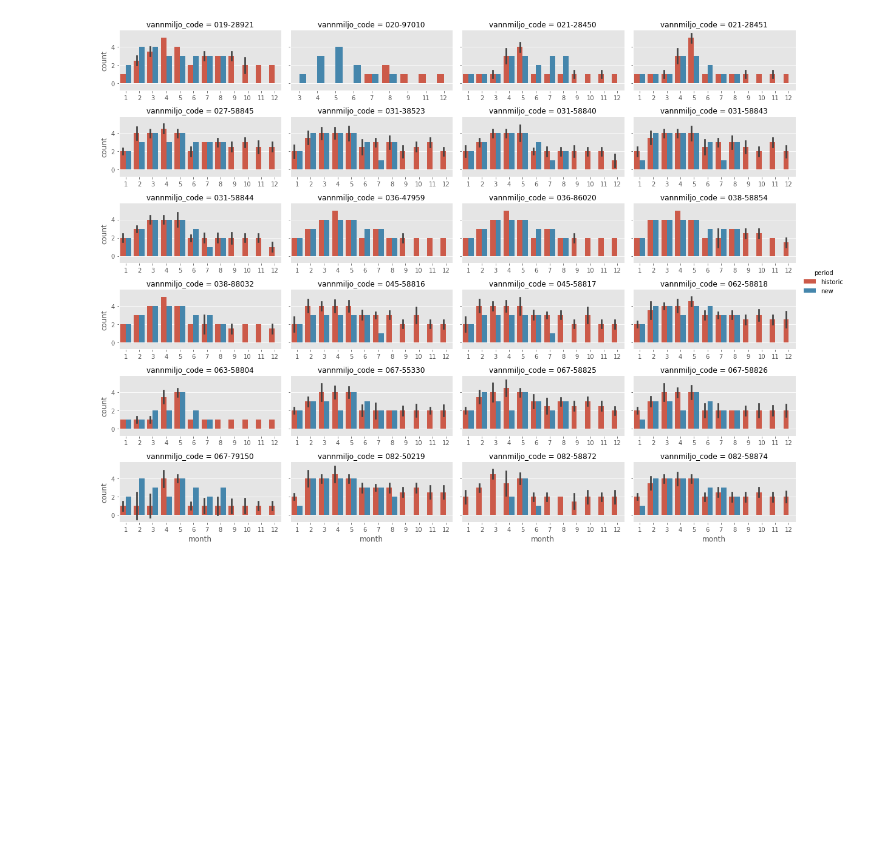
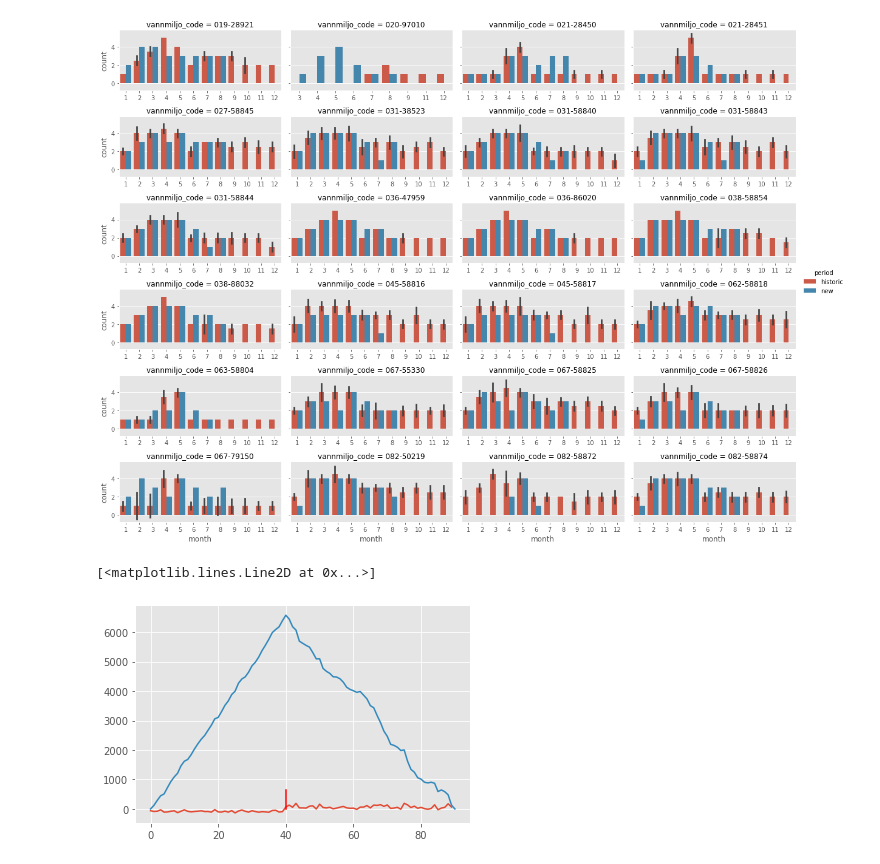
Before and after one commit to NIVANorge/tiltaksovervakingen, a Jupyter notebook: notebooks/04_timeseries.ipynb, the cells around one changed output. Saved outputs shown, nothing was run; the diff lists cells and outputs as text; code cells hidden in the pictures; blank space fills up the shorter version.

Commit message:
Add time series plots

```diff
--- a/notebooks/04_timeseries.ipynb
+++ b/notebooks/04_timeseries.ipynb
@@ -141,3 +148,50 @@ png_path = r"../output/samp_freq_below_historic_min.png"
 plt.savefig(png_path, dpi=300, bbox_inches="tight")
 # %% [output]
 [figure]
+# %%
+import numpy as np
+from matplotlib import pyplot as plt
+
+d = """594.          568.55555556  577.22222222  624.55555556  546.66666667
+552.88888889  575.55555556  592.33333333  528.88888889  576.11111111
+625.          574.22222222  556.33333333  567.66666667  576.66666667
+591.66666667  566.33333333  567.33333333  547.44444444  631.11111111
+555.66666667  548.66666667  579.44444444  546.88888889  597.55555556
+519.88888889  582.33333333  618.88888889  574.55555556  547.44444444
+593.11111111  565.66666667  544.66666667  562.66666667  554.11111111
+543.88888889  602.33333333  609.77777778  550.55555556  561.88888889
+719.33333333  784.44444444  711.22222222  843.66666667  691.33333333
+690.11111111  684.33333333  749.11111111  759.11111111  653.33333333
+817.11111111  705.22222222  689.44444444  712.33333333  659.
+683.88888889  713.          740.44444444  692.22222222  677.33333333
+681.44444444  640.          717.55555556  717.88888889  769.22222222
+690.88888889  786.          774.66666667  799.44444444  743.44444444
+789.88888889  673.66666667  685.66666667  709.88888889  645.55555556
+846.11111111  792.77777778  702.22222222  749.44444444  678.55555556
+707.55555556  665.77777778  643.55555556  671.44444444  795.66666667
+627.22222222  684.55555556  708.44444444  829.66666667  719.        """
+
+dary = np.array([*map(float, d.split())])
+
+dary -= np.average(dary)
+
+step = np.hstack((np.ones(len(dary)), -1 * np.ones(len(dary))))
+
+dary_step = np.convolve(dary, step, mode="valid")
+
+# get the peak of the convolution, its index
+
+step_indx = np.argmax(
+    dary_step
+)  # yes, cleaner than np.where(dary_step == dary_step.max())[0][0]
+
+# plots
+
+plt.plot(dary)
+
+plt.plot(dary_step)
+
+plt.plot((step_indx, step_indx), (dary_step[step_indx] / 10, 0), "r")
+# %% [output]
+[<matplotlib.lines.Line2D at 0x...>]
+[figure, added]
```
Also changed, not shown: parts of 15 cells of this notebook, 5 other files.
